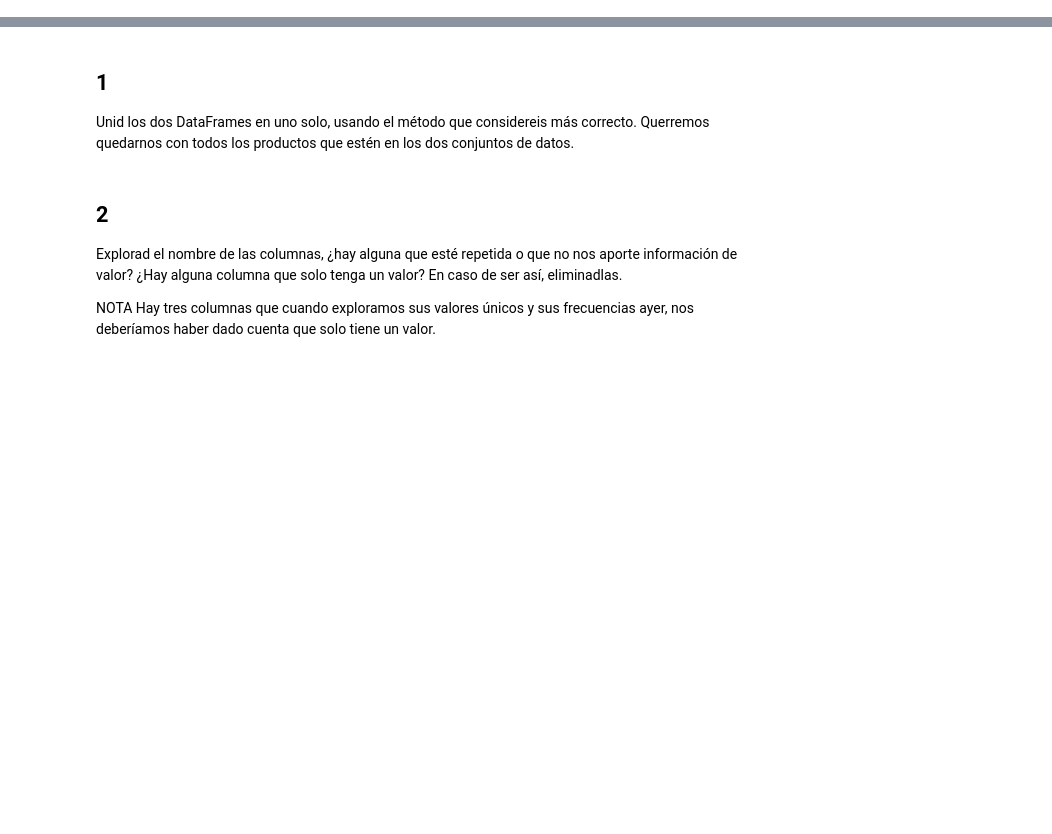
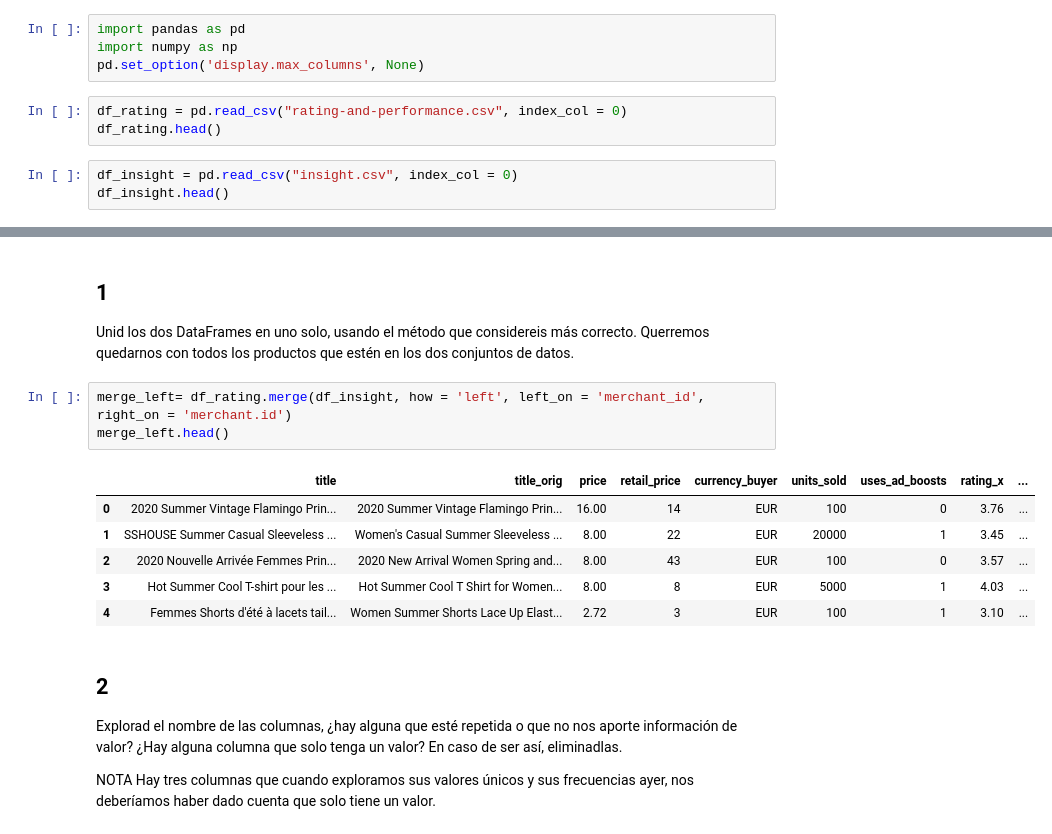
Before and after one commit to AlmuSF/Adalab-repositorio_pair_modulo3, a Jupyter notebook: pair-leccion-4.ipynb, the cells around one changed output, grey strips where cells are left out. Saved outputs shown, nothing was run; the diff lists cells and outputs as text; blank space fills up the shorter version.

```diff
--- a/pair-leccion-4.ipynb
+++ b/pair-leccion-4.ipynb
@@ -0,0 +1,10 @@
+# %%
+import pandas as pd
+import numpy as np
+pd.set_option('display.max_columns', None)
+# %%
+df_rating = pd.read_csv("rating-and-performance.csv", index_col = 0)
+df_rating.head()
+# %%
+df_insight = pd.read_csv("insight.csv", index_col = 0)
+df_insight.head()
@@ -1,6 +56,16 @@
 # %% [markdown]
 ## 1
 Unid los dos DataFrames en uno solo, usando el método que considereis más correcto. Querremos quedarnos con todos los productos que estén en los dos conjuntos de datos.
+# %%
+merge_left= df_rating.merge(df_insight, how = 'left', left_on = 'merchant_id', right_on = 'merchant.id')
+merge_left.head()
+# %% [output]
+|  | title | title_orig | price | retail_price | currency_buyer | units_sold | uses_ad_boosts | rating_x | ... |
+| 0 | 2020 Summer Vintage Flamingo Prin... | 2020 Summer Vintage Flamingo Prin... | 16.00 | 14 | EUR | 100 | 0 | 3.76 | ... |
+| 1 | SSHOUSE Summer Casual Sleeveless ... | Women's Casual Summer Sleeveless ... | 8.00 | 22 | EUR | 20000 | 1 | 3.45 | ... |
+| 2 | 2020 Nouvelle Arrivée Femmes Prin... | 2020 New Arrival Women Spring and... | 8.00 | 43 | EUR | 100 | 0 | 3.57 | ... |
+| 3 | Hot Summer Cool T-shirt pour les ... | Hot Summer Cool T Shirt for Women... | 8.00 | 8 | EUR | 5000 | 1 | 4.03 | ... |
+| 4 | Femmes Shorts d'été à lacets tail... | Women Summer Shorts Lace Up Elast... | 2.72 | 3 | EUR | 100 | 1 | 3.10 | ... |
 # %% [markdown]
 ## 2
 Explorad el nombre de las columnas, ¿hay alguna que esté repetida o que no nos aporte información de valor? ¿Hay alguna columna que solo tenga un valor? En caso de ser así, eliminadlas.
```
Also changed, not shown: parts of 14 cells of this notebook, 1 other file.
